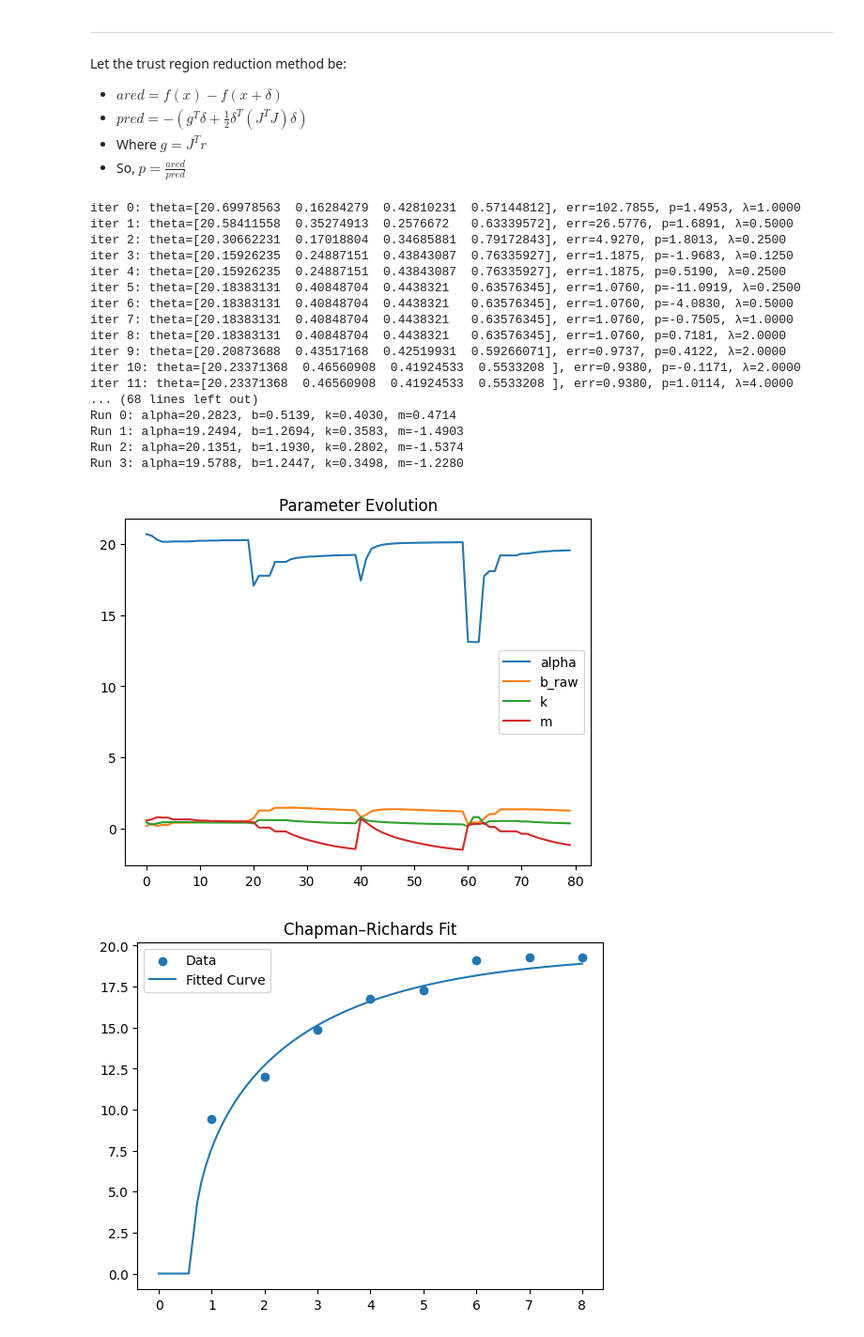
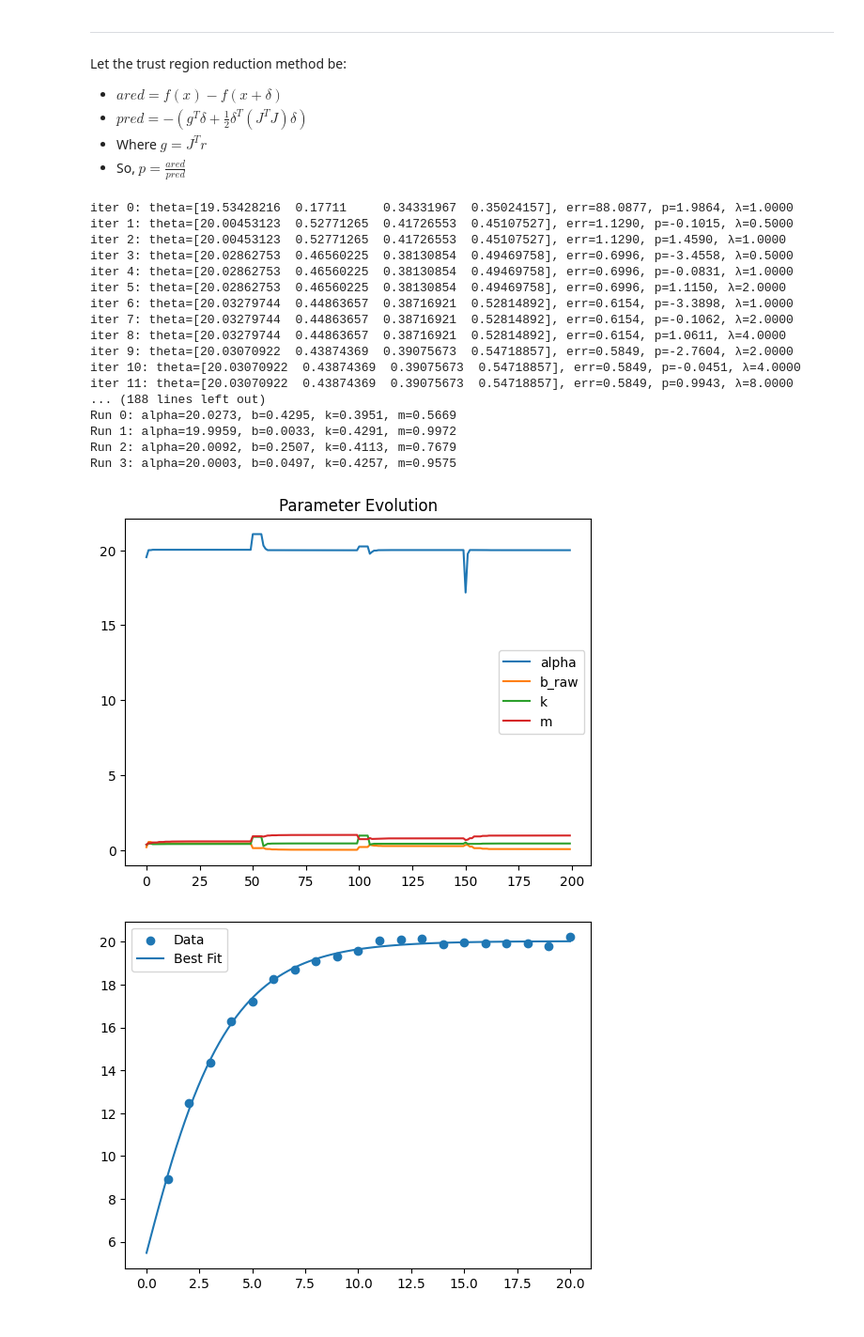
Before and after one commit to J2ckyo/CPSC-3850, a Jupyter notebook: model.ipynb, the cells around one changed output. Shown at 94% size. Drawn from its saved outputs; the diff is of its cells as text; code cells hidden in the pictures.

```diff
--- a/model.ipynb
+++ b/model.ipynb
@@ -51,13 +51,13 @@ import matplotlib.pyplot as plt
 # Synthetic data
 # We generate synthetic data using the Chapman-Richardson model
 #  with known parameters and add some noise to simulate real-world measurements.
-t = np.array([1,2,3,4,5,6,7,8], dtype=float)
+t = np.array([1,2,3,4,5,6,7,8, 9, 10, 11, 12, 13, 14, 15, 16, 17, 18, 19, 20], dtype=float)
 theta = np.array([15.0, 0.3, 0.3, 0.6]) # [alpha, beta, k, m]
 iterations = 20
 lam = 1.0
 history = []
 y_true = (20 *(1 - 0.5* np.exp(-0.4 * t))**(1/ (1 - 0.5)))
-noise = np.random.normal(0, 0.5, size=len(t))
+noise = np.random.normal(0, 0.2, size=len(t))
 y = y_true + noise
 
 # Store Results
@@ -112,15 +112,15 @@ def Jacobian(theta):
 
 for trial in range(4):
     theta = np.array([
-    np.random.uniform(10, 25),   # alpha
+    np.random.uniform(15, 22),   # alpha
     np.random.uniform(0.1, 0.9), # b
     np.random.uniform(0.1, 1.0), # k
-    np.random.uniform(0.1, 0.9)  # m
+    np.random.uniform(0.001, 0.999)  # m
     ])
 
     lam = 1.0
 
-    for _ in range(20):
+    for _ in range(30):
         r = res(theta)
         J = Jacobian(theta)
 
@@ -138,6 +138,7 @@ for trial in range(4):
         b = np.clip(b, 0.001, 0.999) # Ensure b is in (0, 1)
         k = np.clip(k, 1e-9, None) # Ensure k is positive
         m = np.clip(m, 0.001, 0.999) # Ensure m is in (0, 1)
+
 
         # Compute actual reduction in error
 
@@ -176,23 +177,23 @@ for i, theta in enumerate(all_theta):
     alpha, b, k, m = theta
     print(f"Run {i}: alpha={alpha:.4f}, b={b:.4f}, k={k:.4f}, m={m:.4f}")
 # %% [output]
-iter 0: theta=[20.69978563  0.16284279  0.42810231  0.57144812], err=102.7855, p=1.4953, λ=1.0000
-iter 1: theta=[20.58411558  0.35274913  0.2576672   0.63339572], err=26.5776, p=1.6891, λ=0.5000
-iter 2: theta=[20.30662231  0.17018804  0.34685881  0.79172843], err=4.9270, p=1.8013, λ=0.2500
-iter 3: theta=[20.15926235  0.24887151  0.43843087  0.76335927], err=1.1875, p=-1.9683, λ=0.1250
-iter 4: theta=[20.15926235  0.24887151  0.43843087  0.76335927], err=1.1875, p=0.5190, λ=0.2500
-iter 5: theta=[20.18383131  0.40848704  0.4438321   0.63576345], err=1.0760, p=-11.0919, λ=0.2500
-iter 6: theta=[20.18383131  0.40848704  0.4438321   0.63576345], err=1.0760, p=-4.0830, λ=0.5000
-iter 7: theta=[20.18383131  0.40848704  0.4438321   0.63576345], err=1.0760, p=-0.7505, λ=1.0000
-iter 8: theta=[20.18383131  0.40848704  0.4438321   0.63576345], err=1.0760, p=0.7181, λ=2.0000
-iter 9: theta=[20.20873688  0.43517168  0.42519931  0.59266071], err=0.9737, p=0.4122, λ=2.0000
-iter 10: theta=[20.23371368  0.46560908  0.41924533  0.5533208 ], err=0.9380, p=-0.1171, λ=2.0000
-iter 11: theta=[20.23371368  0.46560908  0.41924533  0.5533208 ], err=0.9380, p=1.0114, λ=4.0000
-... (68 lines left out)
-Run 0: alpha=20.2823, b=0.5139, k=0.4030, m=0.4714
-Run 1: alpha=19.2494, b=1.2694, k=0.3583, m=-1.4903
-Run 2: alpha=20.1351, b=1.1930, k=0.2802, m=-1.5374
-Run 3: alpha=19.5788, b=1.2447, k=0.3498, m=-1.2280
+iter 0: theta=[19.53428216  0.17711     0.34331967  0.35024157], err=88.0877, p=1.9864, λ=1.0000
+iter 1: theta=[20.00453123  0.52771265  0.41726553  0.45107527], err=1.1290, p=-0.1015, λ=0.5000
+iter 2: theta=[20.00453123  0.52771265  0.41726553  0.45107527], err=1.1290, p=1.4590, λ=1.0000
+iter 3: theta=[20.02862753  0.46560225  0.38130854  0.49469758], err=0.6996, p=-3.4558, λ=0.5000
+iter 4: theta=[20.02862753  0.46560225  0.38130854  0.49469758], err=0.6996, p=-0.0831, λ=1.0000
+iter 5: theta=[20.02862753  0.46560225  0.38130854  0.49469758], err=0.6996, p=1.1150, λ=2.0000
+iter 6: theta=[20.03279744  0.44863657  0.38716921  0.52814892], err=0.6154, p=-3.3898, λ=1.0000
+iter 7: theta=[20.03279744  0.44863657  0.38716921  0.52814892], err=0.6154, p=-0.1062, λ=2.0000
+iter 8: theta=[20.03279744  0.44863657  0.38716921  0.52814892], err=0.6154, p=1.0611, λ=4.0000
+iter 9: theta=[20.03070922  0.43874369  0.39075673  0.54718857], err=0.5849, p=-2.7604, λ=2.0000
+iter 10: theta=[20.03070922  0.43874369  0.39075673  0.54718857], err=0.5849, p=-0.0451, λ=4.0000
+iter 11: theta=[20.03070922  0.43874369  0.39075673  0.54718857], err=0.5849, p=0.9943, λ=8.0000
+... (188 lines left out)
+Run 0: alpha=20.0273, b=0.4295, k=0.3951, m=0.5669
+Run 1: alpha=19.9959, b=0.0033, k=0.4291, m=0.9972
+Run 2: alpha=20.0092, b=0.2507, k=0.4113, m=0.7679
+Run 3: alpha=20.0003, b=0.0497, k=0.4257, m=0.9575
 # %%
 history = np.array(history)
 
@@ -204,25 +205,26 @@ plt.legend()
 plt.title("Parameter Evolution")
 plt.show()
 # %% [output]
-[figure, old version]
+[figure, new version]
 # %%
-t_dense = np.linspace(0, 8, 100)
+t_dense = np.linspace(0, 20, 100)
 
 def model_dense(theta):
     alpha, b, k, m = theta
 
     base = 1 - b * np.exp(-k * t_dense)
     base = np.clip(base, 1e-8, None)
 
     return alpha * base**(1 / (1 - m))
 
+best_theta = min(all_theta, key=lambda th: np.sum(res(th)**2))
+
 plt.scatter(t, y, label="Data")
-plt.plot(t_dense, model_dense(theta), label="Fitted Curve")
+plt.plot(t_dense, Chapman_Richardson(*best_theta, t_dense), label="Best Fit")
 plt.legend()
-plt.title("Chapman–Richards Fit")
 plt.show()
 # %% [output]
-[figure, old version]
+[figure, new version]
 # %%
 errors = [np.sum(res(theta_i)**2) for theta_i in history]
 plt.title("Error Evolution")
```
Also changed, not shown: parts of 4 cells of this notebook.
